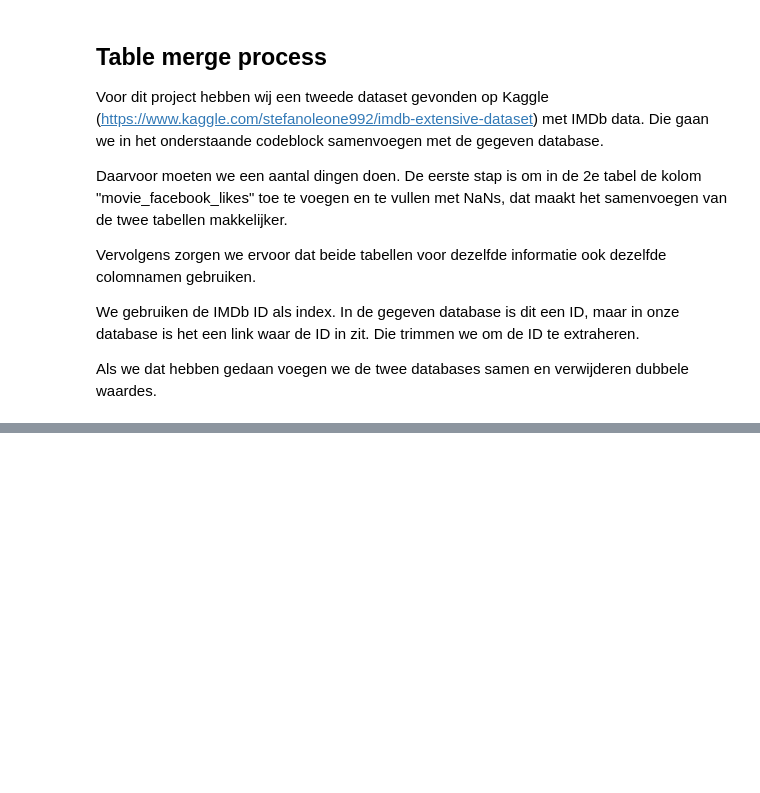
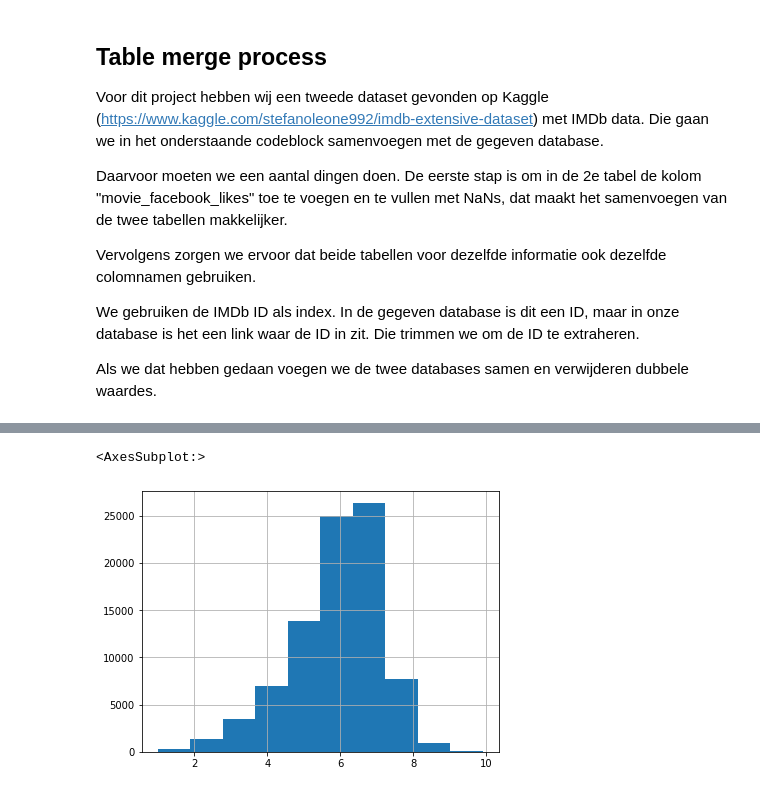
Before and after one commit to Verrem98/Film_dataset_analysis, a Jupyter notebook: main.ipynb, the cells around one changed output, grey strips where cells are left out. Saved outputs shown, nothing was run; the diff lists cells and outputs as text; code cells hidden in the pictures; blank space fills up the shorter version.

```diff
--- a/main.ipynb
+++ b/main.ipynb
@@ -375,0 +387,5 @@ plt.plot(temp_df.budget,temp_df.imdb_score)
+# %%
+new_df['imdb_score'].hist()
+# %% [output]
+<AxesSubplot:>
+[figure, added]
```
Also changed, not shown: parts of 11 cells of this notebook.
